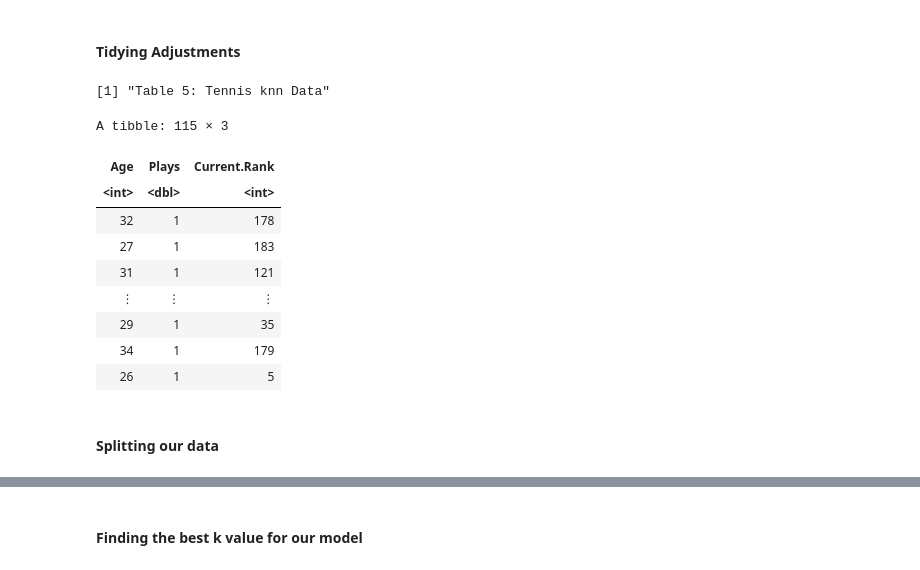
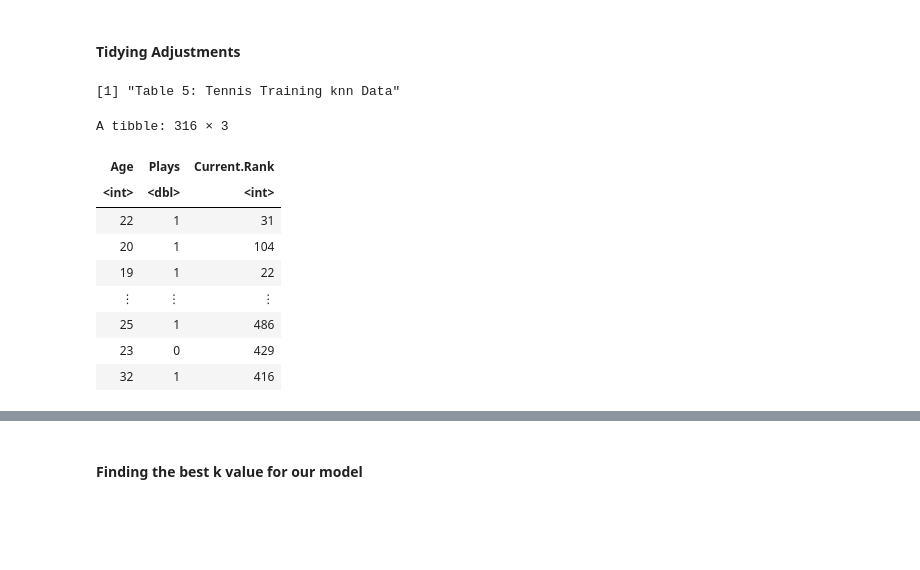
Before and after one commit to emilywang0/dsci-tennis-data-analysis, a Jupyter notebook: Proposal.ipynb, the cells around one changed output, grey strips where cells are left out. Saved outputs shown, nothing was run; the diff lists cells and outputs as text; code cells hidden in the pictures; blank space fills up the shorter version.

```diff
--- a/Proposal.ipynb
+++ b/Proposal.ipynb
@@ -121,9 +121,9 @@ Now, we will summarize our training data to report the mean of our numeric predi
 # %%
 # Split our data into training and testing
 set.seed(1234) #DO NOT REMOVE
-tennis_lm_split <- initial_split(tennis_lm_mutate %>% select(-Height), prop = 0.7, strata = Current.Rank)
-tennis_lm_train <- training(tennis_lm_split)
-tennis_lm_test <- testing(tennis_lm_split)
+tennis_split <- initial_split(tennis_lm_mutate %>% select(-Height), prop = 0.7, strata = Current.Rank)
+tennis_lm_train <- training(tennis_split)
+tennis_lm_test <- testing(tennis_split)
 
 missing_obs <- sum(apply(tennis_lm_train, 1, function(x) any(is.na(x)))) # Used to find the number of missing observations
 
@@ -307,30 +307,31 @@ In this section, we will do another analysis, this time using knn regrression to
 # %% [markdown]
 #### Tidying Adjustments
 # %%
-tennis_selected <- tennis |> #here we deselect hieght as we already know its a poor predictor
-select(-Height)
+tennis_knn_train <- tennis_lm_train |>
+mutate(Plays = case_when(Plays == "Right-handed" ~ 1, #here we mutate Plays to a numerical column in our training data
+                 Plays == "Left-handed" ~ 0,
+                        ))
 
-tennis_knn_mutate <- tennis_selected |> #here we mutate Plays to a numerical column
-mutate(Plays = case_when(Plays == "Right-handed" ~ 1,
+tennis_knn_test <- tennis_lm_test |>
+mutate(Plays = case_when(Plays == "Right-handed" ~ 1, #here we mutate Plays to a numerical column in our testing data
                  Plays == "Left-handed" ~ 0,
                         ))
 
 # Omit all NAs in data so model will not have trouble making predictions due to the missing values
-tennis_knn_mutate <- na.omit(tennis_knn_mutate)
+tennis_knn_train <- na.omit(tennis_knn_train)
+tennis_knn_test <- na.omit(tennis_knn_test)
 
-print("Table 5: Tennis knn Data")
-tennis_knn_mutate
+print("Table 5: Tennis Training knn Data")
+tennis_knn_train
 # %% [output]
-[1] "Table 5: Tennis knn Data"
+[1] "Table 5: Tennis Training knn Data"
-A tibble: 115 × 3
+A tibble: 316 × 3
 | Age | Plays | Current.Rank |
 | <int> | <dbl> | <int> |
-| 32 | 1 | 178 |
-| 27 | 1 | 183 |
-| 31 | 1 | 121 |
+| 22 | 1 | 31 |
+| 20 | 1 | 104 |
+| 19 | 1 | 22 |
 | ⋮ | ⋮ | ⋮ |
-| 29 | 1 | 35 |
-| 34 | 1 | 179 |
-| 26 | 1 | 5 |
+| 25 | 1 | 486 |
+| 23 | 0 | 429 |
+| 32 | 1 | 416 |
-# %% [markdown]
-#### Splitting our data
```
Also changed, not shown: parts of 13 cells of this notebook.
